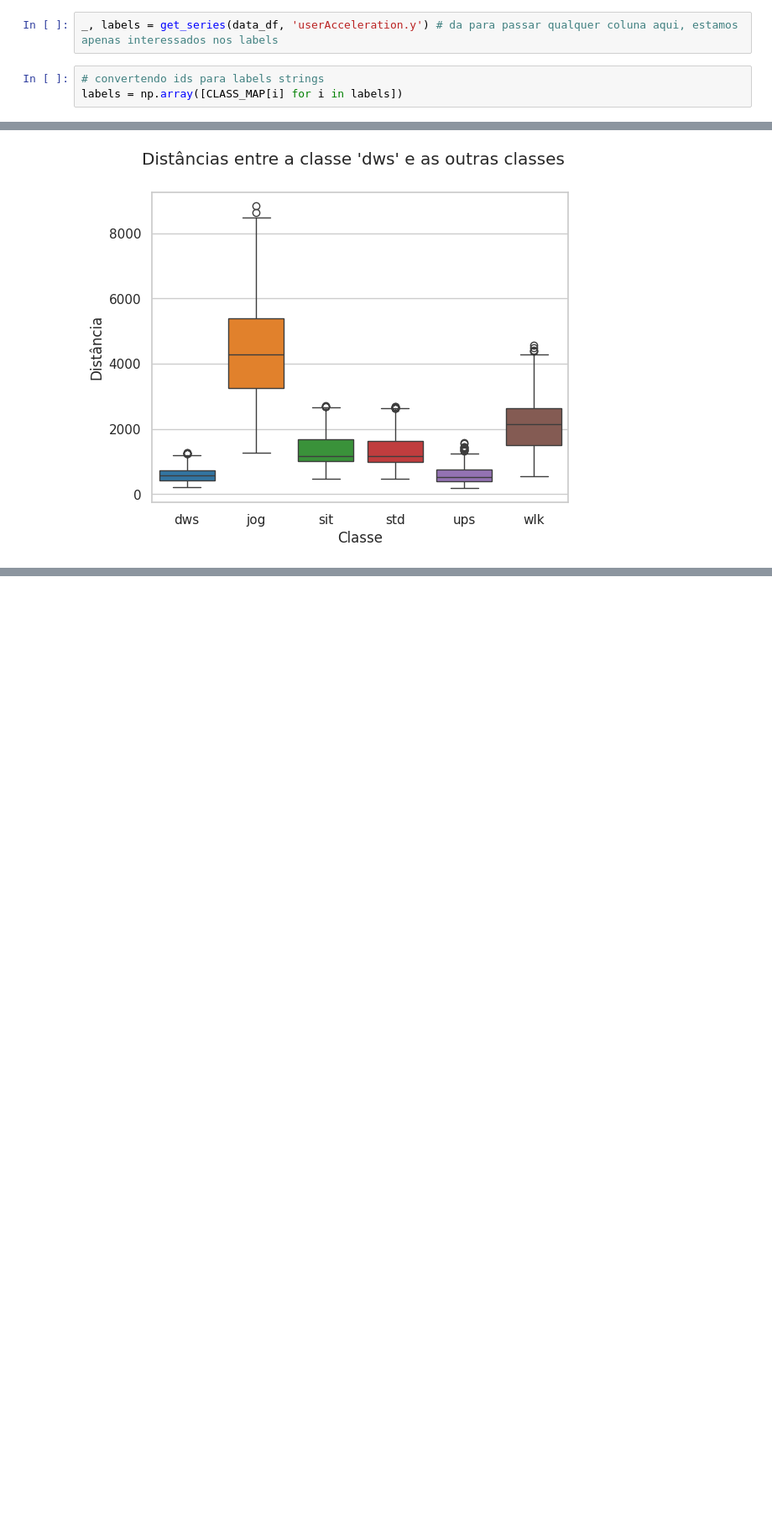
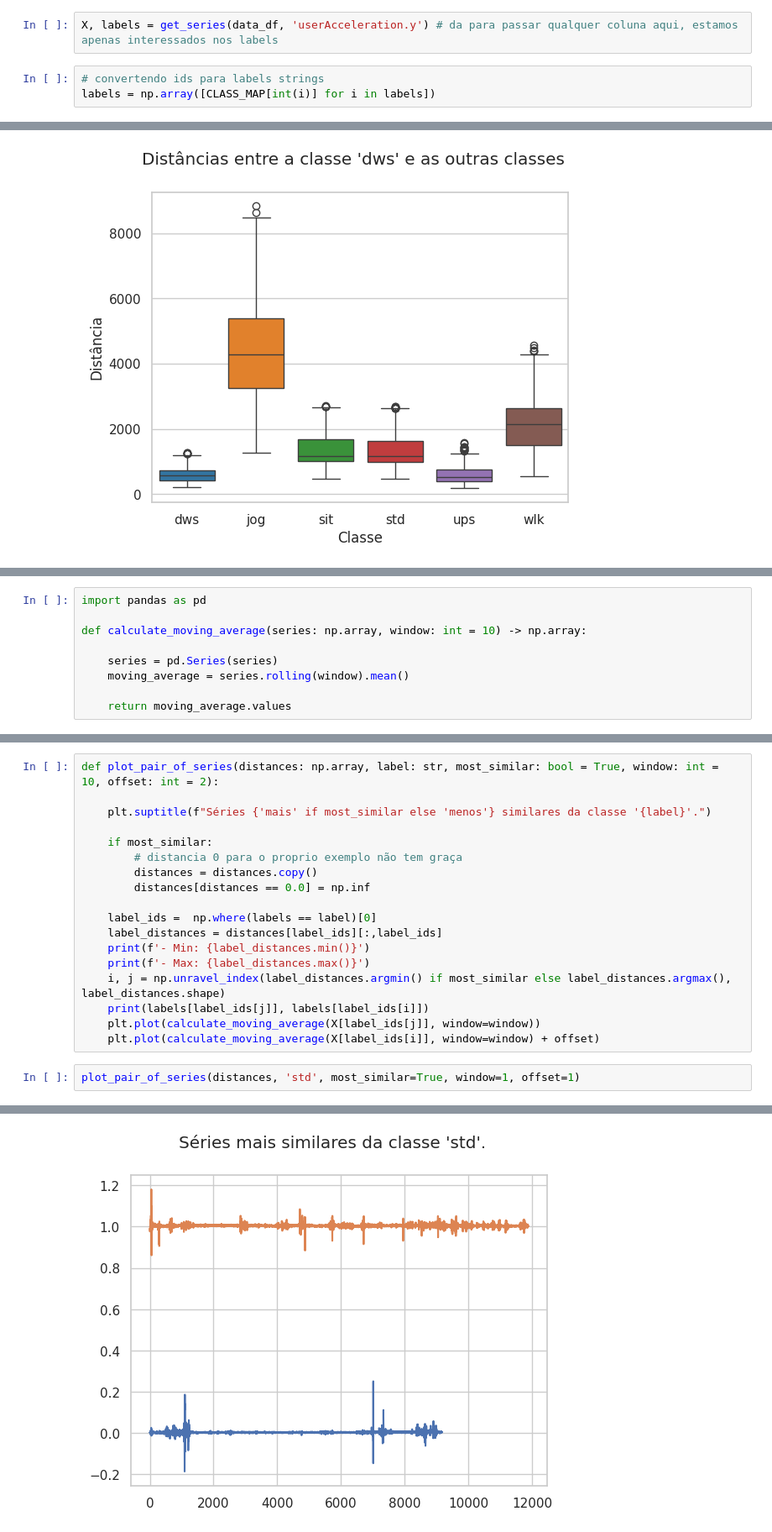
Before and after one commit to kenzosakiyama/scc5977-series-temporais, a Jupyter notebook: comparando_distancias.ipynb, the cells around one changed output, grey strips where cells are left out. Shown at 84% size. Drawn from its saved outputs; the diff is of its cells as text; blank space fills up the shorter version.

Commit message:
Implementando visualização de pares

```diff
--- a/comparando_distancias.ipynb
+++ b/comparando_distancias.ipynb
@@ -16,7 +16,7 @@ from scripts.compute_distances import get_series
 # %%
 data_df = pd.read_csv(DATA_PATH, index_col=0)
 # %%
-_, labels = get_series(data_df, 'userAcceleration.y') # da para passar qualquer coluna aqui, estamos apenas interessados nos labels
+X, labels = get_series(data_df, 'userAcceleration.y') # da para passar qualquer coluna aqui, estamos apenas interessados nos labels
 # %%
 # convertendo ids para labels strings
-labels = np.array([CLASS_MAP[i] for i in labels])
+labels = np.array([CLASS_MAP[int(i)] for i in labels])
@@ -72,0 +75,9 @@ plot_distances_by_label(distance_dict, LABEL)
+# %%
+import pandas as pd
+
+def calculate_moving_average(series: np.array, window: int = 10) -> np.array:
+
+    series = pd.Series(series)
+    moving_average = series.rolling(window).mean()
+
+    return moving_average.values
@@ -72,0 +89,21 @@ plot_distances_by_label(distance_dict, LABEL)
+# %%
+def plot_pair_of_series(distances: np.array, label: str, most_similar: bool = True, window: int = 10, offset: int = 2):
+
+    plt.suptitle(f"Séries {'mais' if most_similar else 'menos'} similares da classe '{label}'.")
+
+    if most_similar:
+        # distancia 0 para o proprio exemplo não tem graça
+        distances = distances.copy()
+        distances[distances == 0.0] = np.inf
+
+    label_ids =  np.where(labels == label)[0]
+    label_distances = distances[label_ids][:,label_ids]
+    print(f'- Min: {label_distances.min()}')
+    print(f'- Max: {label_distances.max()}')
+    i, j = np.unravel_index(label_distances.argmin() if most_similar else label_distances.argmax(), label_distances.shape)
+    print(labels[label_ids[j]], labels[label_ids[i]])
+    plt.plot(calculate_moving_average(X[label_ids[j]], window=window))
+    plt.plot(calculate_moving_average(X[label_ids[i]], window=window) + offset)
+# %%
+plot_pair_of_series(distances, 'std', most_similar=True, window=1, offset=1)
+# %% [output]
@@ -72,0 +113 @@ plot_distances_by_label(distance_dict, LABEL)
+[figure, added]
```
Also changed, not shown: parts of 6 cells of this notebook, 1 other file.
